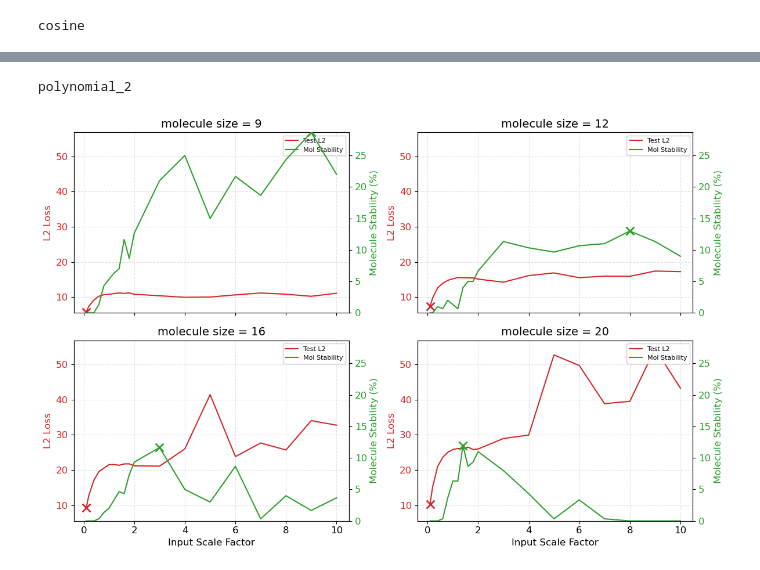
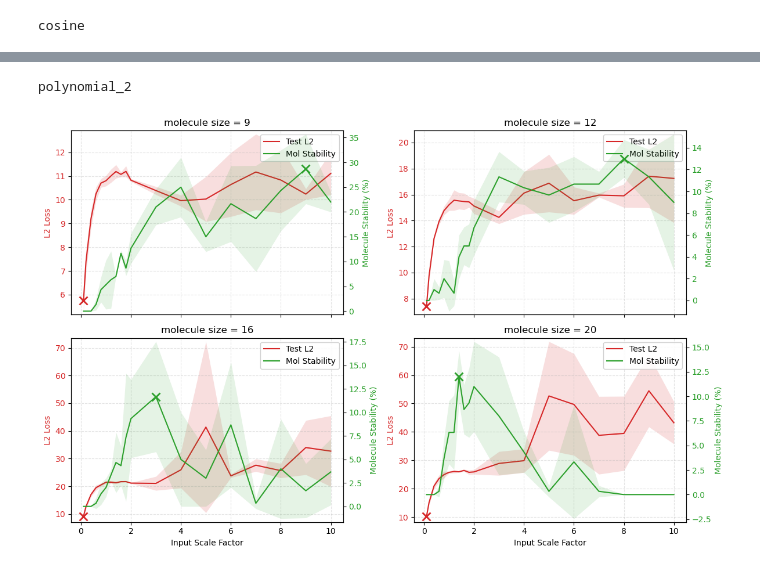
Before and after one commit to thelikhit/e3_diffusion_for_molecules, a Jupyter notebook: plots_rq1.ipynb, the cells around one changed output, grey strips where cells are left out. Saved outputs shown, nothing was run; the diff lists cells and outputs as text; code cells hidden in the pictures.

```diff
--- a/plots_rq1.ipynb
+++ b/plots_rq1.ipynb
@@ -113,11 +153,15 @@ for schedule, sub in opt_df.groupby("diffusion_noise_schedule"):
     print(x)
     print(y)
 
-    coeffs = np.polyfit(x, y, 2)
+    coeffs = np.polyfit(x, y, 1)
     curve = np.poly1d(coeffs)
 
-    x_fit = np.linspace(x.min(), x.max(), 200)
+    x_fit = np.arange(3, 30, 1)
     y_fit = curve(x_fit)
+    y_fit = np.clip(y_fit, min=0.1)
+
+    print(x_fit)
+    print(y_fit)
 
     plt.figure()
     plt.scatter(x, y, color="black", label="Optimum input scale factor", marker='x')
@@ -139,16 +194,31 @@ for schedule, sub in opt_df.groupby("diffusion_noise_schedule"):
 # %%
+import numpy as np
+import pandas as pd
+import matplotlib.pyplot as plt
+from matplotlib.lines import Line2D
+
 # load data
 df = pd.read_csv("input_scaling_evaluation_log_rq1.csv")  # update path if needed
 
-# group and average
+# group and compute mean + std across seeds (or repeats)
 grouped = (
     df.groupby(["filter_n_atoms", "input_scale_factor", "diffusion_noise_schedule"])
-    .agg({"mol_stable": "mean", "test_l2": "mean"})
+    .agg(
+        mol_mean = ("mol_stable", "mean"),
+        mol_std  = ("mol_stable", "std"),
+        test_mean = ("test_l2", "mean"),
+        test_std  = ("test_l2", "std"),
+    )
     .reset_index()
 )
 
-mol_min, mol_max = grouped["mol_stable"].min(), grouped["mol_stable"].max()
-test_min, test_max = grouped["test_l2"].min(), grouped["test_l2"].max()
+# replace NaN std (single-sample groups) with 0 so shading works
+grouped["mol_std"]  = grouped["mol_std"].fillna(0.0)
+grouped["test_std"] = grouped["test_std"].fillna(0.0)
+
+# derive min/max from means (expand later with std when plotting)
+mol_min, mol_max   = grouped["mol_mean"].min(), grouped["mol_mean"].max()
+test_min, test_max = grouped["test_mean"].min(), grouped["test_mean"].max()
 
 noise_schedules = grouped["diffusion_noise_schedule"].unique()
 filter_values = sorted(grouped["filter_n_atoms"].unique())
@@ -163,29 +233,65 @@ for noise_schedule, schedule_df in grouped.groupby("diffusion_noise_schedule"):
         sub_df = schedule_df[schedule_df["filter_n_atoms"] == n_atoms].copy()
         sub_df = sub_df.sort_values("input_scale_factor").reset_index(drop=True)
 
+        if sub_df.empty:
+            ax_left.set_visible(False)
+            continue
+
         x = sub_df["input_scale_factor"].values
-        y_mol = sub_df["mol_stable"].values
-        y_test = sub_df["test_l2"].values
+        y_mol = sub_df["mol_mean"].values
+        y_mol_std = sub_df["mol_std"].values
+        y_test = sub_df["test_mean"].values
+        y_test_std = sub_df["test_std"].values
 
         color_left = "tab:red"
         ax_left.set_title(f"molecule size = {n_atoms}")
+
+        # Plot Test L2 (left axis) with shaded std
         ax_left.plot(x, y_test, linestyle='-', color=color_left, label="L2 Loss")
+        ax_left.fill_between(x, y_test - y_test_std, y_test + y_test_std,
+                             color=color_left, alpha=0.15, linewidth=0)
         ax_left.set_ylabel("L2 Loss", color=color_left)
         ax_left.tick_params(axis='y', labelcolor=color_left)
-        ax_left.set_ylim(test_min, test_max)
+
+        # expand ylim a bit to include shaded region
+        y_test_lower = (y_test - y_test_std).min()
+        y_test_upper = (y_test + y_test_std).max()
+        pad = 0.02 * (y_test_upper - y_test_lower) if (y_test_upper - y_test_lower) != 0 else 0.1
+        ax_left.set_ylim(y_test_lower - pad, y_test_upper + pad)
+
         ax_left.grid(True, linestyle='--', alpha=0.35)
-        idx_l2_best = int(np.nanargmin(y_test))
-        ax_left.plot(x[idx_l2_best], y_test[idx_l2_best], marker='x', markersize=10, markeredgewidth=2, color=color_left, zorder=5, label="Min L2 Loss")
+        # mark best (min) L2
+        try:
+            idx_l2_best = int(np.nanargmin(y_test))
+            ax_left.plot(x[idx_l2_best], y_test[idx_l2_best],
+                         marker='x', markersize=10, markeredgewidth=2,
+                         color=color_left, zorder=5, label="Min L2 Loss")
+        except ValueError:
+            pass
 
+        # Right axis: molecule stability
         ax_right = ax_left.twinx()
         color_right = "tab:green"
         ax_right.plot(x, y_mol, linestyle='-', markersize=5, color=color_right, label="Molecule Stability")
+        ax_right.fill_between(x, y_mol - y_mol_std, y_mol + y_mol_std,
+                              color=color_right, alpha=0.12, linewidth=0)
         ax_right.set_ylabel("Molecule Stability (%)", color=color_right)
         ax_right.tick_params(axis='y', labelcolor=color_right)
-        ax_right.set_ylim(mol_min, mol_max)
 
-        idx_mol_best = int(np.nanargmax(y_mol))
-        ax_right.plot(x[idx_mol_best], y_mol[idx_mol_best], marker='x', markersize=10, markeredgewidth=2, color=color_right, zorder=5, label="Max mol_stable")
+        # expand mol y limits to include std region (with a small buffer)
+        y_mol_lower = (y_mol - y_mol_std).min()
+        y_mol_upper = (y_mol + y_mol_std).max()
+        pad_m = 0.02 * (y_mol_upper - y_mol_lower) if (y_mol_upper - y_mol_lower) != 0 else 1.0
+        ax_right.set_ylim(y_mol_lower - pad_m, y_mol_upper + pad_m)
+
+        # mark best (max) mol stability
+        try:
+            idx_mol_best = int(np.nanargmax(y_mol))
+            ax_right.plot(x[idx_mol_best], y_mol[idx_mol_best],
+                          marker='x', markersize=10, markeredgewidth=2,
+                          color=color_right, zorder=5, label="Max mol_stable")
+        except ValueError:
+            pass
 
         if i >= 2:
             ax_left.set_xlabel("Input Scale Factor")
@@ -196,6 +302,7 @@ for noise_schedule, schedule_df in grouped.groupby("diffusion_noise_schedule"):
         ]
         ax_left.legend(handles=handles, loc="upper right", framealpha=0.9)
 
+    # plt.suptitle(f"Diffusion Noise Schedule: {noise_schedule}", fontsize=14, fontweight="bold")
     plt.tight_layout(rect=[0, 0, 1, 0.96])
     plt.show()
 # %% [output]
@@ -204,2 +311,2 @@ cosine
 polynomial_2
-[figure, old version]
+[figure, new version]
```
Also changed, not shown: parts of 3 cells of this notebook, 5 other files.
